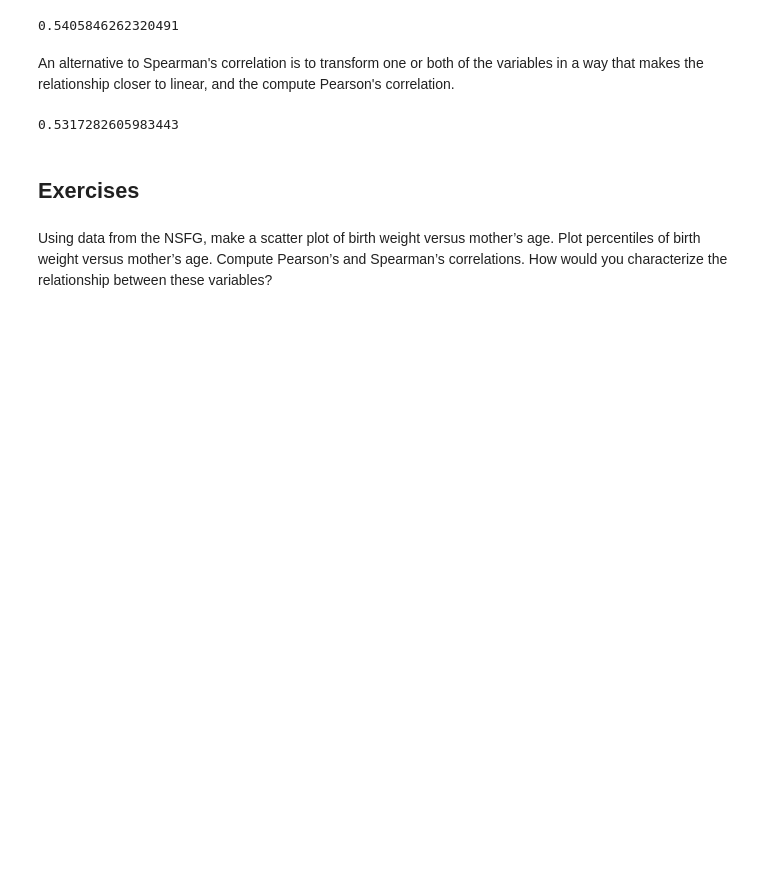
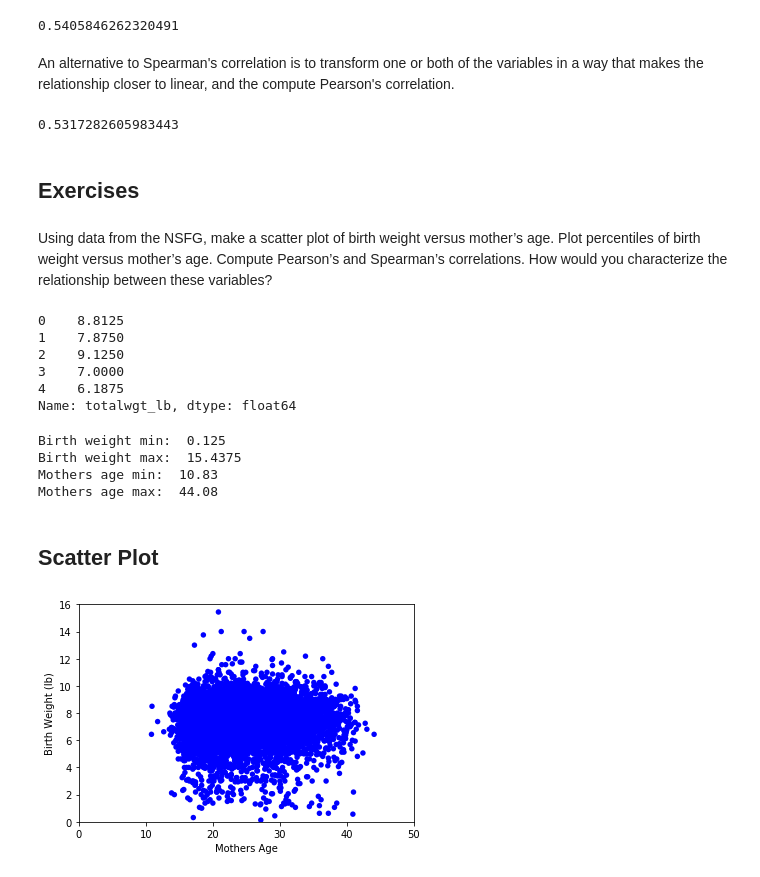
Before and after one commit to rosslogan702/ThinkStats2, a Jupyter notebook: code/chap07ex.ipynb, the cells around one changed output. Cells and saved outputs as stored; diff of their text form; code cells hidden in the pictures; blank space fills up the shorter version.

```diff
--- a/code/chap07ex.ipynb
+++ b/code/chap07ex.ipynb
@@ -312,3 +312,5 @@ live, firsts, others = first.MakeFrames()
 live = live.dropna(subset=['agepreg', 'totalwgt_lb'])
 # %%
 # Scatter plot of birth weight versus mother's age
+birth_weight_lb = live['totalwgt_lb']
+mothers_age = live['agepreg']
@@ -316,0 +317,30 @@ live = live.dropna(subset=['agepreg', 'totalwgt_lb'])
+# %%
+birth_weight_lb.head()
+# %% [output]
+0    8.8125
+1    7.8750
+2    9.1250
+3    7.0000
+4    6.1875
+Name: totalwgt_lb, dtype: float64
+# %%
+print('Birth weight min: ', birth_weight_lb.min())
+print('Birth weight max: ', birth_weight_lb.max())
+print('Mothers age min: ', mothers_age.min())
+print('Mothers age max: ', mothers_age.max())
+# %% [output]
+Birth weight min:  0.125
+Birth weight max:  15.4375
+Mothers age min:  10.83
+Mothers age max:  44.08
+# %% [markdown]
+## Scatter Plot
+# %%
+# Plotting birth weight on the x-axis and age on the y
+thinkplot.Scatter(mothers_age, birth_weight_lb, alpha=1)
+thinkplot.Config(xlabel='Mothers Age',
+                 ylabel='Birth Weight (lb)',
+                 axis=[0, 50, 0, 16],
+                 legend=False)
+# %% [output]
+[figure, added]
```
Also changed, not shown: parts of 15 cells of this notebook.
